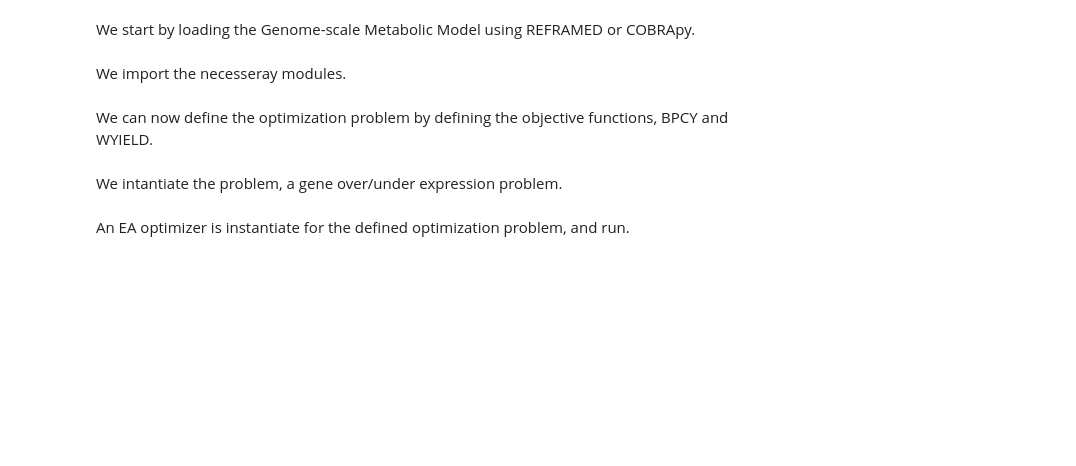
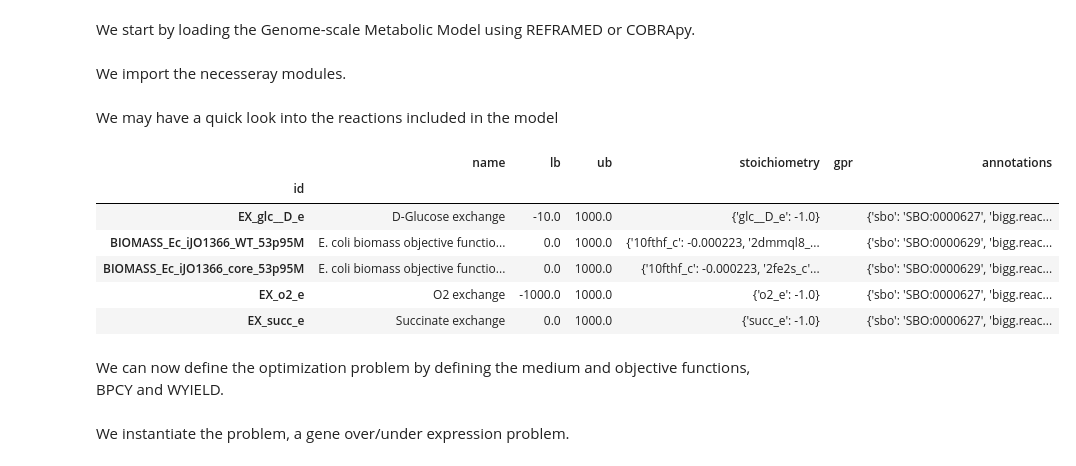
Before and after one commit to BioSystemsUM/MEWpy, a Jupyter notebook: examples/GOUproblem.ipynb, the cells around one changed output. Drawn from its saved outputs; the diff is of its cells as text; code cells hidden in the pictures; blank space fills up the shorter version.

```diff
--- a/examples/GOUproblem.ipynb
+++ b/examples/GOUproblem.ipynb
@@ -5,8 +5,9 @@ Increasing the production of L-tyrosine in E.coli by modifying genes expression.
 # %% [markdown]
 We start by loading the Genome-scale Metabolic Model using REFRAMED or COBRApy.
 # %%
-from reframed.io.sbml import load_cbmodel
-model = load_cbmodel('models/ec/iJO1366SL.xml', flavor='cobra')
+from cobra.io.sbml import read_sbml_model
+
+model = read_sbml_model('models/ec/iJO1366.xml', flavor='cobra')
 # %% [markdown]
 We import the necesseray modules.
 # %%
@@ -16,3 +17,16 @@ from mewpy.simulation import SimulationMethod
+# %% [markdown]
+We may have a quick look into the reactions included in the model
+# %%
+sim = get_simulator(model)
+sim.find(['BIOMASS','EX_o2_','EX_glc_','EX_succ_'])
+# %% [output]
+|  | name | lb | ub | stoichiometry | gpr | annotations |
+| id |  |  |  |  |  |  |
+| EX_glc__D_e | D-Glucose exchange | -10.0 | 1000.0 | {'glc__D_e': -1.0} |  | {'sbo': 'SBO:0000627', 'bigg.reac... |
+| BIOMASS_Ec_iJO1366_WT_53p95M | E. coli biomass objective functio... | 0.0 | 1000.0 | {'10fthf_c': -0.000223, '2dmmql8_... |  | {'sbo': 'SBO:0000629', 'bigg.reac... |
+| BIOMASS_Ec_iJO1366_core_53p95M | E. coli biomass objective functio... | 0.0 | 1000.0 | {'10fthf_c': -0.000223, '2fe2s_c'... |  | {'sbo': 'SBO:0000629', 'bigg.reac... |
+| EX_o2_e | O2 exchange | -1000.0 | 1000.0 | {'o2_e': -1.0} |  | {'sbo': 'SBO:0000627', 'bigg.reac... |
+| EX_succ_e | Succinate exchange | 0.0 | 1000.0 | {'succ_e': -1.0} |  | {'sbo': 'SBO:0000627', 'bigg.reac... |
 # %% [markdown]
-We can now define the optimization problem by defining the objective functions, BPCY and WYIELD.
+We can now define the optimization problem by defining the medium and objective functions, BPCY and WYIELD.
 # %%
@@ -27,3 +43,3 @@ evaluator_2 = WYIELD(BIOMASS_ID,PRODUCT_ID)
 # %% [markdown]
-We intantiate the problem, a gene over/under expression problem.
+We instantiate the problem, a gene over/under expression problem.
 # %%
@@ -31,2 +51,0 @@ problem = GOUProblem(model,[evaluator_1,evaluator_2])
-# %% [markdown]
-An EA optimizer is instantiate for the defined optimization problem, and run.
```
Also changed, not shown: parts of 10 cells of this notebook, 8 other files.
